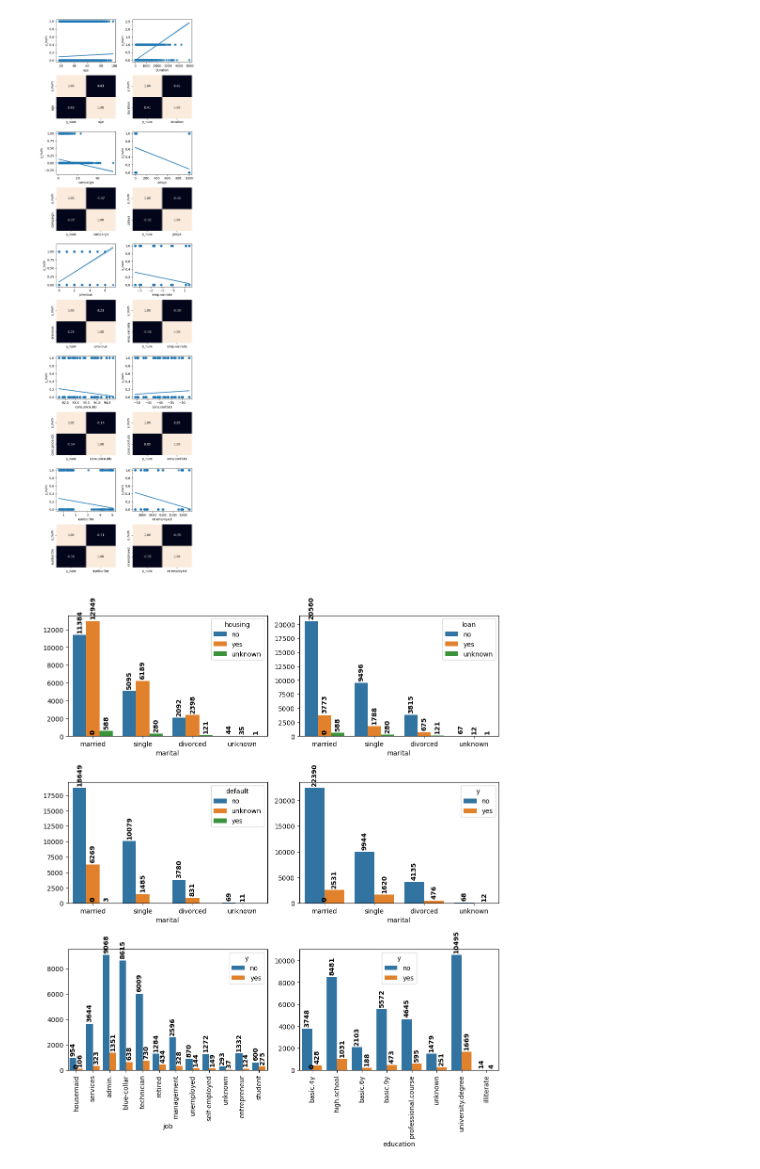
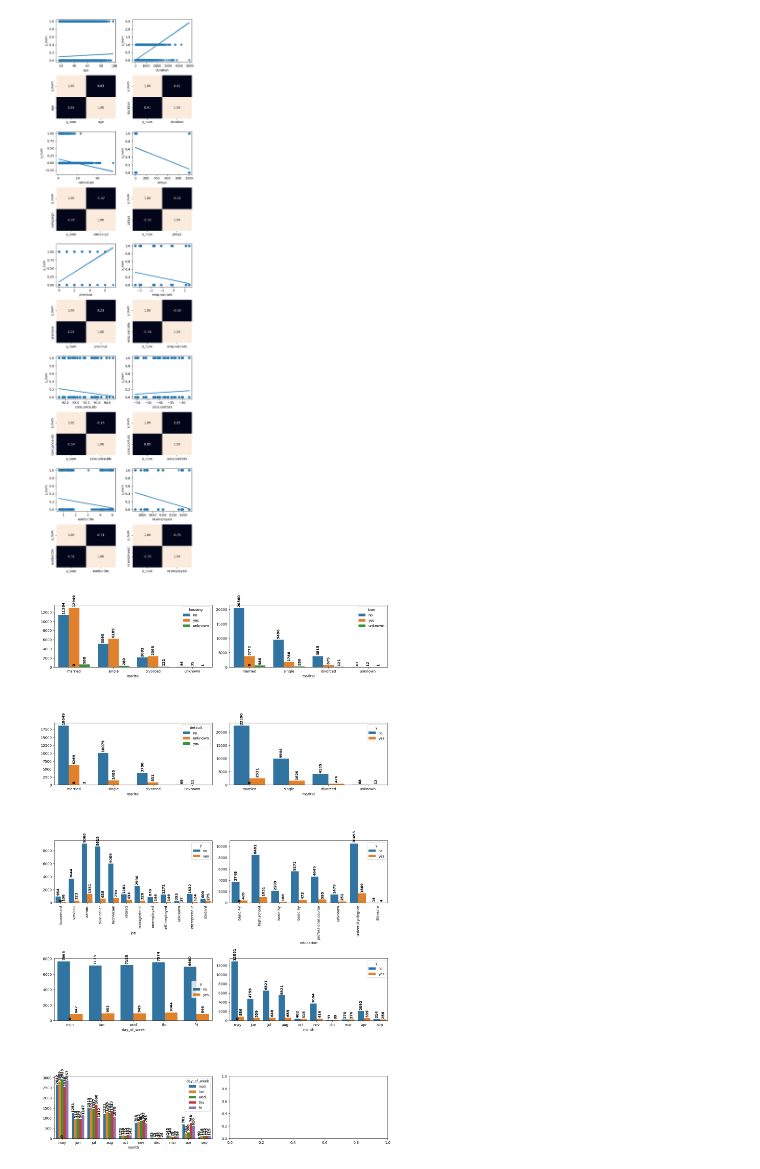
Before and after one commit to ASGAMO-DS/Marketing-Bancario, a Jupyter notebook: src/explore.ipynb, the cells around one changed output. Cells and saved outputs as stored; diff of their text form; code cells hidden in the pictures.

```diff
--- a/src/explore.ipynb
+++ b/src/explore.ipynb
@@ -389,7 +389,7 @@ plt.show()
 # %%
 #análisis categórico - categórico
 
-fig, axis = plt.subplots(3, 2, figsize = (10,12))
+fig, axis = plt.subplots(5, 2, figsize = (14,22))
 
 Gráfico_marital_housing = sns.countplot(data=df, x='marital',hue='housing',ax=axis[0,0])
 Gráfico_marital_housing.set_ylabel('')
@@ -465,31 +465,79 @@ for p in Gráfico_job_y.patches:
         ha='center',
         va='baseline',
         fontsize=10,
         color='black',
         rotation=90,
         weight= 'bold',
         xytext=(0, 5),
         textcoords='offset points'
     )
 
 Gráfico_education_y = sns.countplot(data=df, x='education',hue='y',ax=axis[2,1])
 Gráfico_education_y.set_ylabel('')
 Gráfico_education_y.set_xticklabels(axis[2,1].get_xticklabels(), rotation=90)
 for p in Gráfico_education_y.patches:
     Gráfico_education_y.annotate(
         f'{int(p.get_height())}',
         (p.get_x() + p.get_width() / 2., p.get_height()),
         ha='center',
         va='baseline',
         fontsize=10,
         color='black',
         rotation=90,
         weight= 'bold',
         xytext=(0, 5),
         textcoords='offset points'
     )
 
+Gráfico_day_of_week_y = sns.countplot(data=df, x='day_of_week',hue='y',ax=axis[3,0])
+Gráfico_day_of_week_y.set_ylabel('')
+for p in Gráfico_day_of_week_y.patches:
+    Gráfico_day_of_week_y.annotate(
+        f'{int(p.get_height())}',
+        (p.get_x() + p.get_width() / 2., p.get_height()),
+        ha='center',
+        va='baseline',
+        fontsize=10,
+        color='black',
+        rotation=90,
+        weight= 'bold',
+        xytext=(0, 5),
+        textcoords='offset points'
+    )
+
+Gráfico_month_y = sns.countplot(data=df, x='month',hue='y',ax=axis[3,1])
+Gráfico_month_y.set_ylabel('')
+for p in Gráfico_month_y.patches:
+    Gráfico_month_y.annotate(
+        f'{int(p.get_height())}',
+        (p.get_x() + p.get_width() / 2., p.get_height()),
+        ha='center',
+        va='baseline',
+        fontsize=10,
+        color='black',
+        rotation=90,
+        weight= 'bold',
+        xytext=(0, 5),
+        textcoords='offset points'
+    )
+
+Gráfico_day_of_week_month = sns.countplot(data=df, x='month',hue='day_of_week',ax=axis[4,0])
+Gráfico_day_of_week_month.set_ylabel('')
+for p in Gráfico_day_of_week_month.patches:
+    Gráfico_day_of_week_month.annotate(
+        f'{int(p.get_height())}',
+        (p.get_x() + p.get_width() / 2., p.get_height()),
+        ha='center',
+        va='baseline',
+        fontsize=10,
+        color='black',
+        rotation=90,
+        weight= 'bold',
+        xytext=(0, 5),
+        textcoords='offset points'
+    )
+
 plt.tight_layout()
 plt.show()
 # %% [output]
-[figure, old version]
+[figure, new version]
```
Also changed, not shown: parts of 3 cells of this notebook.
